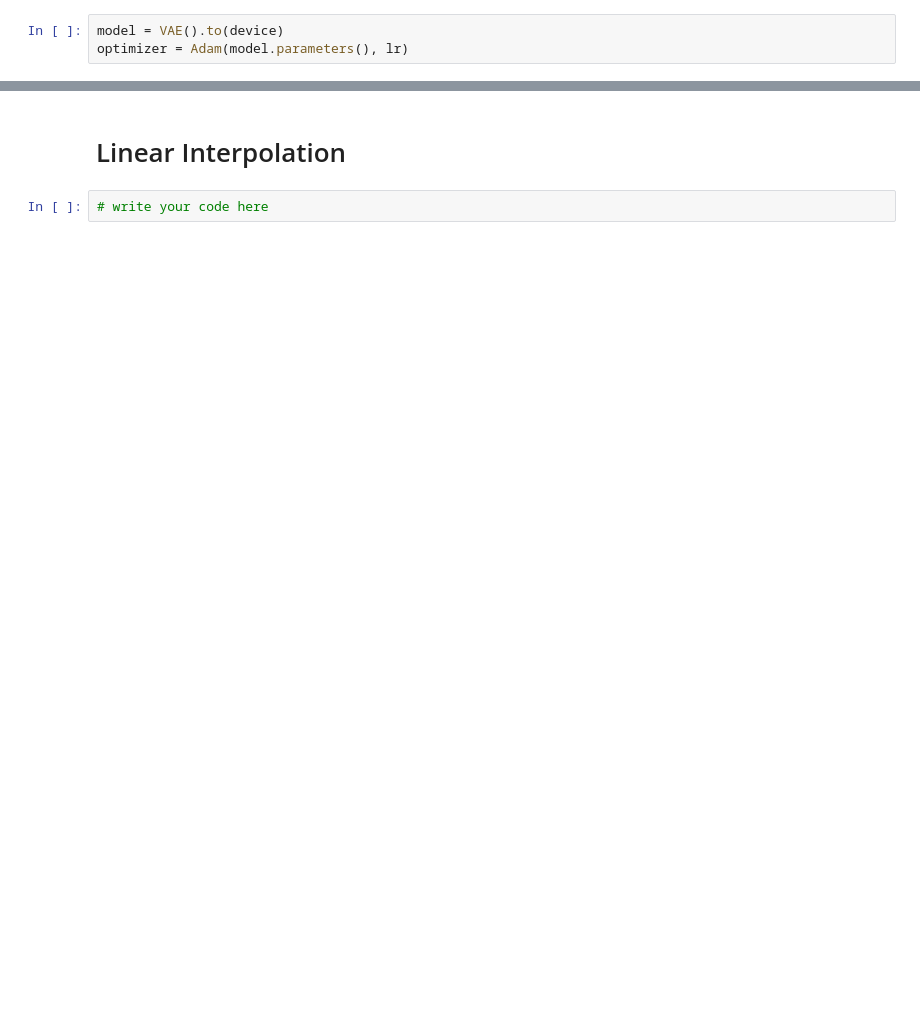
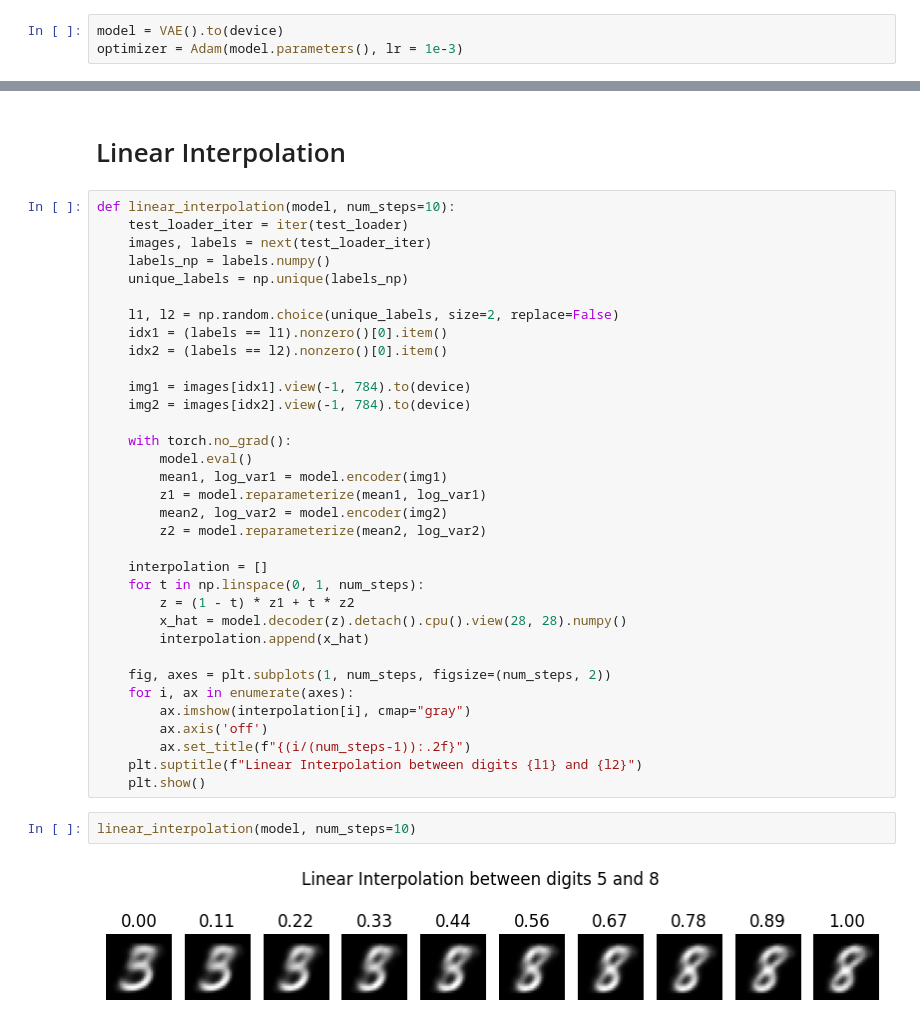
Before and after one commit to RaneemIbra/DeepLearning_NLP, a Jupyter notebook: DL/HW3_PT2_212920896_212245096.ipynb, the cells around one changed output, grey strips where cells are left out. Cells and saved outputs as stored; diff of their text form; blank space fills up the shorter version.

Commit message:
finished part 2, next check with other students and document the code

```diff
--- a/DL/HW3_PT2_212920896_212245096.ipynb
+++ b/DL/HW3_PT2_212920896_212245096.ipynb
@@ -71,5 +117,5 @@ class VAE(nn.Module):
 # %%
 model = VAE().to(device)
-optimizer = Adam(model.parameters(), lr)
+optimizer = Adam(model.parameters(), lr = 1e-3)
 # %% [markdown]
 # Loss Function Class
@@ -124,4 +284,40 @@ plot_latent_space(model, scale=5.0)
 # %% [markdown]
 # Linear Interpolation
-# %%
-# write your code here
+# %%
+def linear_interpolation(model, num_steps=10):
+    test_loader_iter = iter(test_loader)
+    images, labels = next(test_loader_iter)
+    labels_np = labels.numpy()
+    unique_labels = np.unique(labels_np)
+
+    l1, l2 = np.random.choice(unique_labels, size=2, replace=False)
+    idx1 = (labels == l1).nonzero()[0].item()
+    idx2 = (labels == l2).nonzero()[0].item()
+
+    img1 = images[idx1].view(-1, 784).to(device)
+    img2 = images[idx2].view(-1, 784).to(device)
+
+    with torch.no_grad():
+        model.eval()
+        mean1, log_var1 = model.encoder(img1)
+        z1 = model.reparameterize(mean1, log_var1)
+        mean2, log_var2 = model.encoder(img2)
+        z2 = model.reparameterize(mean2, log_var2)
+
+    interpolation = []
+    for t in np.linspace(0, 1, num_steps):
+        z = (1 - t) * z1 + t * z2
+        x_hat = model.decoder(z).detach().cpu().view(28, 28).numpy()
+        interpolation.append(x_hat)
+
+    fig, axes = plt.subplots(1, num_steps, figsize=(num_steps, 2))
+    for i, ax in enumerate(axes):
+        ax.imshow(interpolation[i], cmap="gray")
+        ax.axis('off')
+        ax.set_title(f"{(i/(num_steps-1)):.2f}")
+    plt.suptitle(f"Linear Interpolation between digits {l1} and {l2}")
+    plt.show()
+# %%
+linear_interpolation(model, num_steps=10)
+# %% [output]
+[figure, added]
```
Also changed, not shown: parts of 18 cells of this notebook, 1 other file.
